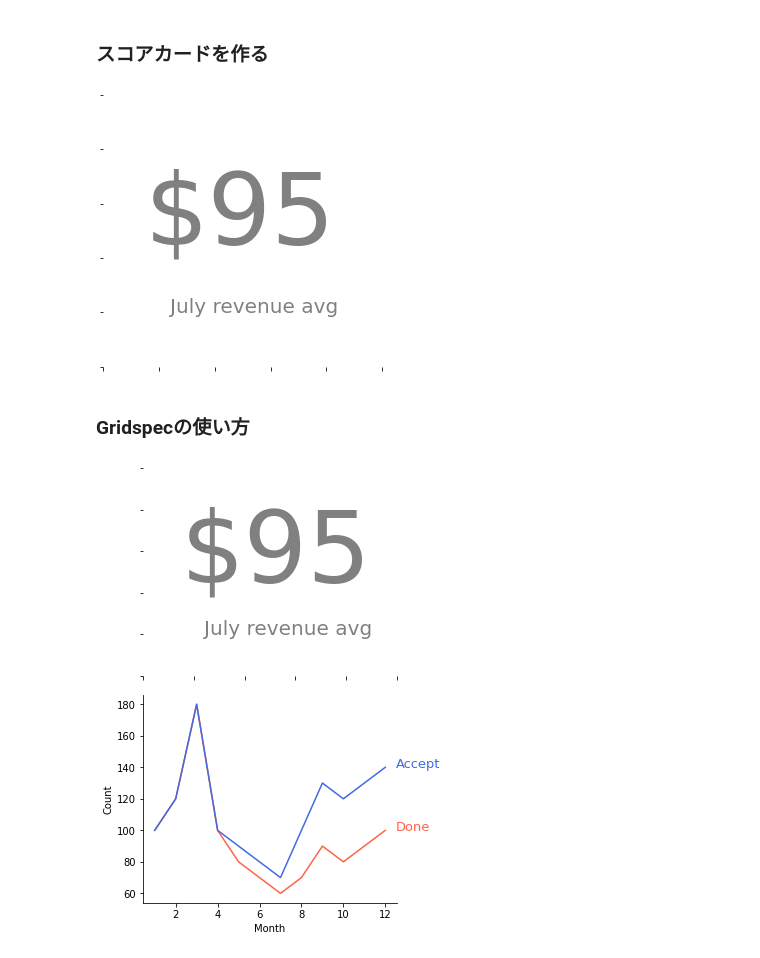
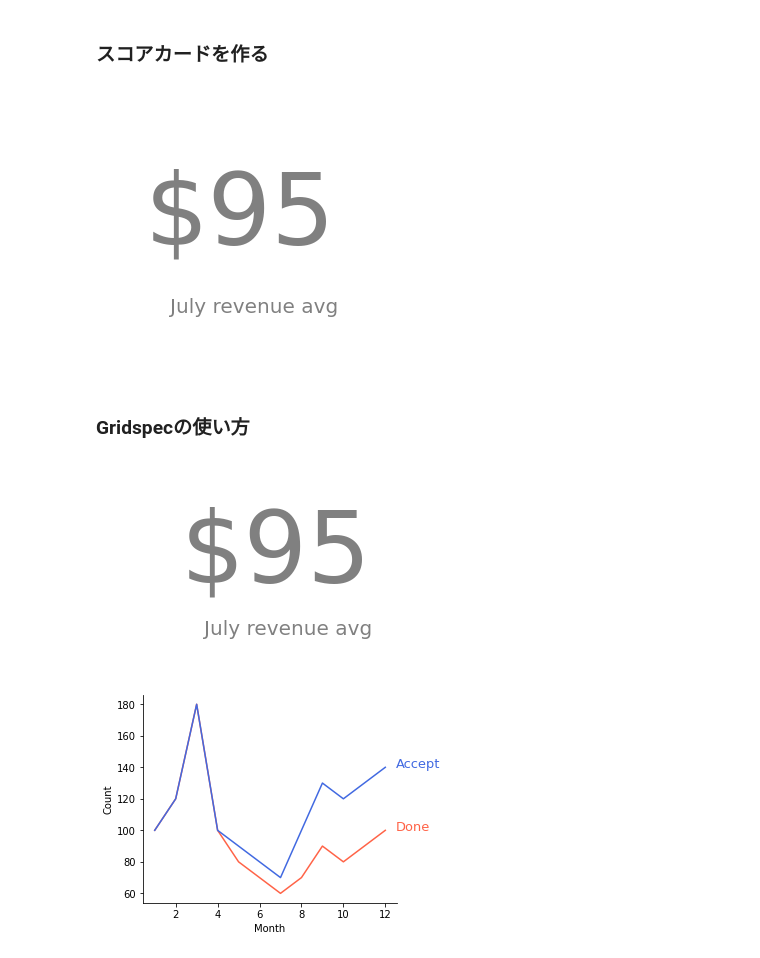
Before and after one commit to yujikawa/mypage, a Jupyter notebook: docs/study/tips_matplotlib/matplotlib.ipynb, the cells around one changed output. Cells and saved outputs as stored; diff of their text form; code cells hidden in the pictures.

```diff
--- a/docs/study/tips_matplotlib/matplotlib.ipynb
+++ b/docs/study/tips_matplotlib/matplotlib.ipynb
@@ -63,30 +63,34 @@ line_plot(ax)
 # %%
 def scorecard(ax):
     number = f'${int(df["done"].mean())}'
     text = """
     July revenue avg
     """.strip()
     text_len_list = [len(i) for i in text.split('\n')]
     text_len = max(text_len_list)
     text_row_len = len(text_len_list)
 #     fig = plt.figure(figsize=(5,5))
 #     ax = fig.add_subplot()
     ax.spines['right'].set_visible(False)
     ax.spines['top'].set_visible(False)
     ax.spines['bottom'].set_visible(False)
     ax.spines['left'].set_visible(False)
     ax.tick_params(labelbottom=False,
                     labelleft=False,
                     labelright=False,
                     labeltop=False)
+    plt.tick_params(bottom=False,
+                left=False,
+                right=False,
+                top=False)
     ax.text(0.15, 0.45, number , size = 100, color = "gray")
     ax.text(0.24, 0.2, text , size = 20, color = "gray")
 
 fig = plt.figure(figsize=(5,5))
 ax = fig.add_subplot()
 scorecard(ax)
 # %% [output]
-[figure, old version]
+[figure, new version]
 # %% [markdown]
 ### Gridspecの使い方
 # %%
@@ -101,4 +105,4 @@ gs_sub[1] = GridSpecFromSubplotSpec(nrows=1, ncols=1, subplot_spec=gs[2:4, 0])
 axes[1] = figure.add_subplot(gs_sub[1][:, :])
 line_plot(axes[1])
 # %% [output]
-[figure, old version]
+[figure, new version]
```
Also changed, not shown: 6 other files.
